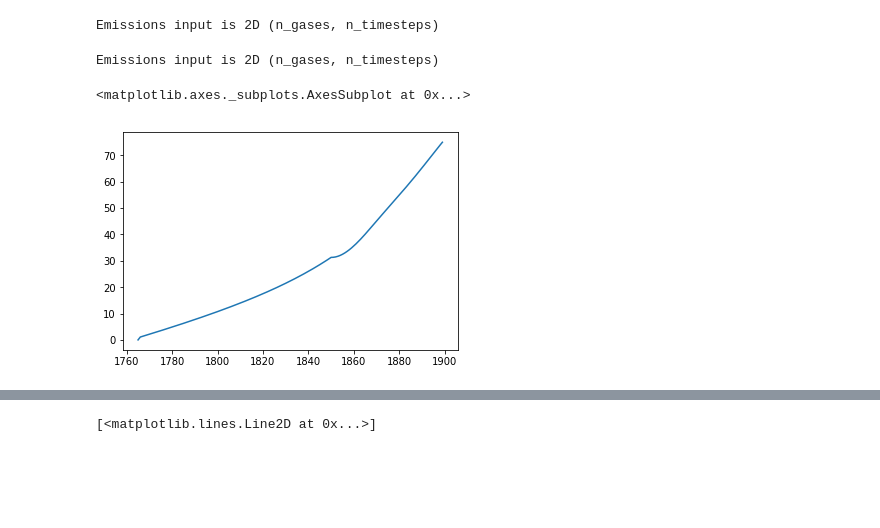
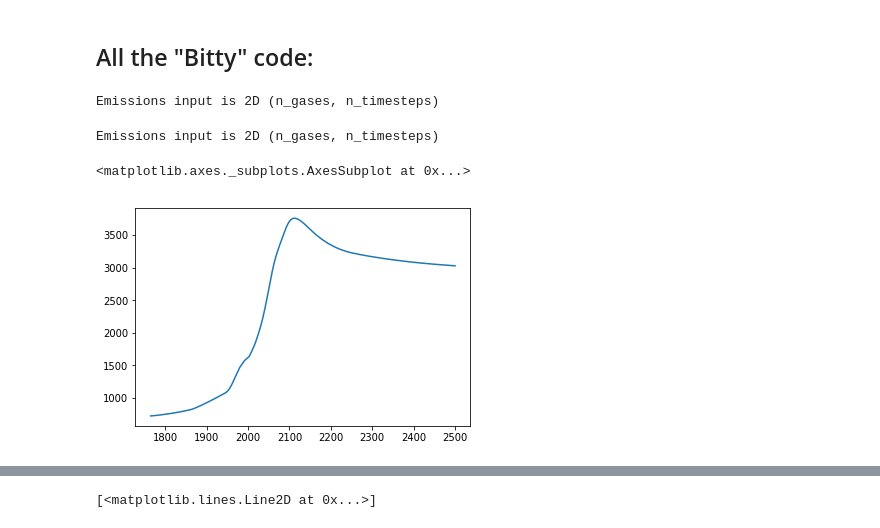
Before and after one commit to stujen/fiveEqSCM, a Jupyter notebook: 5eqSCM/Prather12 test.ipynb, the cells around one changed output, grey strips where cells are left out. Drawn from its saved outputs; the diff is of its cells as text; code cells hidden in the pictures; blank space fills up the shorter version.

```diff
--- a/5eqSCM/Prather12 test.ipynb
+++ b/5eqSCM/Prather12 test.ipynb
@@ -12,19 +22,10 @@ import scipy as sp
+# %% [markdown]
+## All the "Bitty" code:
 # %%
 RCP = '85'
 RCP_E = pd.read_csv('./RCP_data/RCP'+RCP+'_EMISSIONS.csv',skiprows=36,index_col=0)
 RCP_C = pd.read_csv('./RCP_data/RCP'+RCP+'_MIDYEAR_CONCENTRATIONS.csv',skiprows=37,index_col=0)
-# %%
-data = [RCP_E.FossilCO2 + RCP_E.OtherCO2, RCP_E.CH4, RCP_E.N2O]
-emissions = pd.concat(data,axis=1)
-
-results = multiscen_oxfair(emissions=emissions.values.T,multigas=True,multiscen=False)
-
-#Order of results is C, RF, T
-# %% [output]
-Emissions input is 2D (n_gases, n_timesteps)
 # %%
-## Get methane data:
-
 CH4_ems = pd.read_csv('./Other_gas_data/CEDS_CH4_global_emissions_1850_2014.csv',header=None,names=['Year','CH4'],index_col=0)
 
 CH4_pre_1850 = RCP_E.CH4.loc[range(1765,1850)].values * CH4_ems.CH4.loc[1850] / RCP_E.CH4.loc[1850] ## scale pre 1850 emissions to match
@@ -43,11 +44,24 @@ emissions = pd.concat(data,axis=1)
 
 results = multiscen_oxfair(emissions=emissions.values.T,multigas=True,multiscen=False)
 
-#plt.plot(results[0][1].flatten())
+default_result_concs = pd.DataFrame(data=results[0].squeeze().T,columns=['CO2','CH4','N2O'],index=np.arange(1765,2501))
 
-CH4_E_full.CH4.loc[range(1765,1900)].plot()
-#RCP_E.CH4.plot()
+default_result_concs['T'] = results[2].flatten()
 # %% [output]
 Emissions input is 2D (n_gases, n_timesteps)
-<matplotlib.axes._subplots.AxesSubplot at 0x...>
-[figure, removed]
+# %%
+# Test results:
+
+test_results = multiscen_oxfair(emissions=emissions.values.T,multigas=True,multiscen=False,\
+                               r = np.array([[32.40,0.019,4.165,0.0],\
+                                   [ 8.55710759, 0, -3.60100511e-01,  3.09667588e-04],\
+                                   [ 67.23109226573325,  0, 0,  -0.00090625]]),\
+                               tau = np.array([[1000000,394.4,36.54,4.304],[9.15,394.4,36.54,4.304],[116.,394.4,36.54,4.304]]))
+
+test_result_concs = pd.DataFrame(data=test_results[0].squeeze().T,columns=['CO2','CH4','N2O'],index=np.arange(1765,2501))
+
+test_result_concs.CH4.plot()
+# %% [output]
+Emissions input is 2D (n_gases, n_timesteps)
+<matplotlib.axes._subplots.AxesSubplot at 0x...>
+[figure, added]
```
Also changed, not shown: parts of 8 cells of this notebook, 22 other files.
